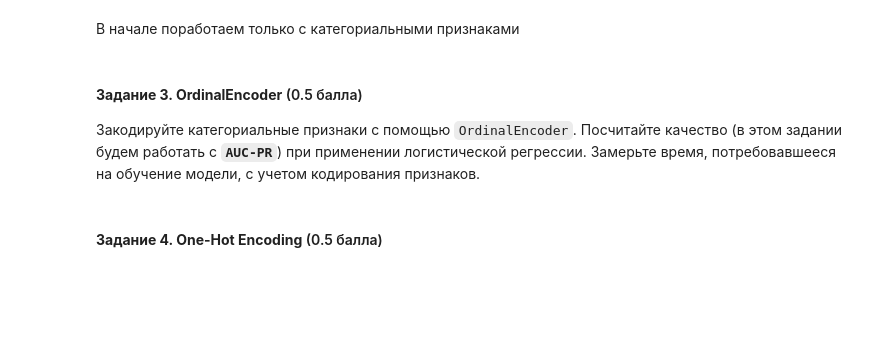
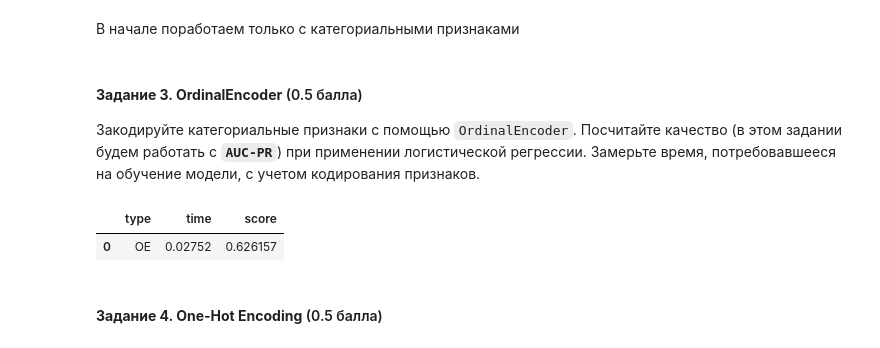
Before and after one commit to xCthulhuFtagn/ml-course-hse, a Jupyter notebook: 2023-fall/homeworks-practice/homework-practice-04-linclass.ipynb, the cells around one changed output. Saved outputs shown, nothing was run; the diff lists cells and outputs as text; code cells hidden in the pictures; blank space fills up the shorter version.

```diff
--- a/2023-fall/homeworks-practice/homework-practice-04-linclass.ipynb
+++ b/2023-fall/homeworks-practice/homework-practice-04-linclass.ipynb
@@ -576,9 +576,11 @@ df = pd.read_csv('bike_buyers.csv')
 #Заменим пропуски категориальных переменных
 #your code here
 
-X = df.drop(columns=['Purchased Bike'])
+X = df.drop(columns=['Purchased Bike', 'ID'])
 y = (df['Purchased Bike'] == 'Yes').astype('int64')
 
 #Разделим на категориальные признаки и числовые
-X_numerical = #your code here
-X_categorical = #your code here
+X_numerical = X.select_dtypes(include='number')
+X_categorical = X.select_dtypes(include=['category', 'object'])
+
+X_categorical.fillna("undefined", inplace=True)
@@ -598,3 +593,30 @@ X_train, X_test, y_train, y_test = train_test_split(X_categorical, y, test_size=
+# %%
+#your code here
+from sklearn.preprocessing import OrdinalEncoder
+from sklearn.metrics import precision_recall_curve, auc
+import time
+
+statistics = pd.DataFrame(columns=["type", "time", "score"])
+
+start = time.time()
+
+X_categorical_OE = OrdinalEncoder().fit_transform(X_categorical)
+X_train, X_test, y_train, y_test = train_test_split(X_categorical_OE, y, test_size=0.25, random_state=777, stratify=y)
+
+log_reg = LogisticRegression('l2').fit(X_train, y_train)
+
+learn_time = time.time() - start
+
+y_score = log_reg.predict(X_test)
+
+precision, recall, _ = precision_recall_curve(y_test, y_score)
+auc_precision_recall = auc(recall, precision)
+
+statistics.loc[len(statistics)] = ['OE', learn_time, auc_precision_recall]
+display(statistics)
+# %% [output]
+|  | type | time | score |
+| 0 | OE | 0.02752 | 0.626157 |
 # %% [markdown]
 #### __Задание 4. One-Hot Encoding__ (0.5 балла)
 # %% [markdown]
```
Also changed, not shown: parts of 13 cells of this notebook, 8 other files.
